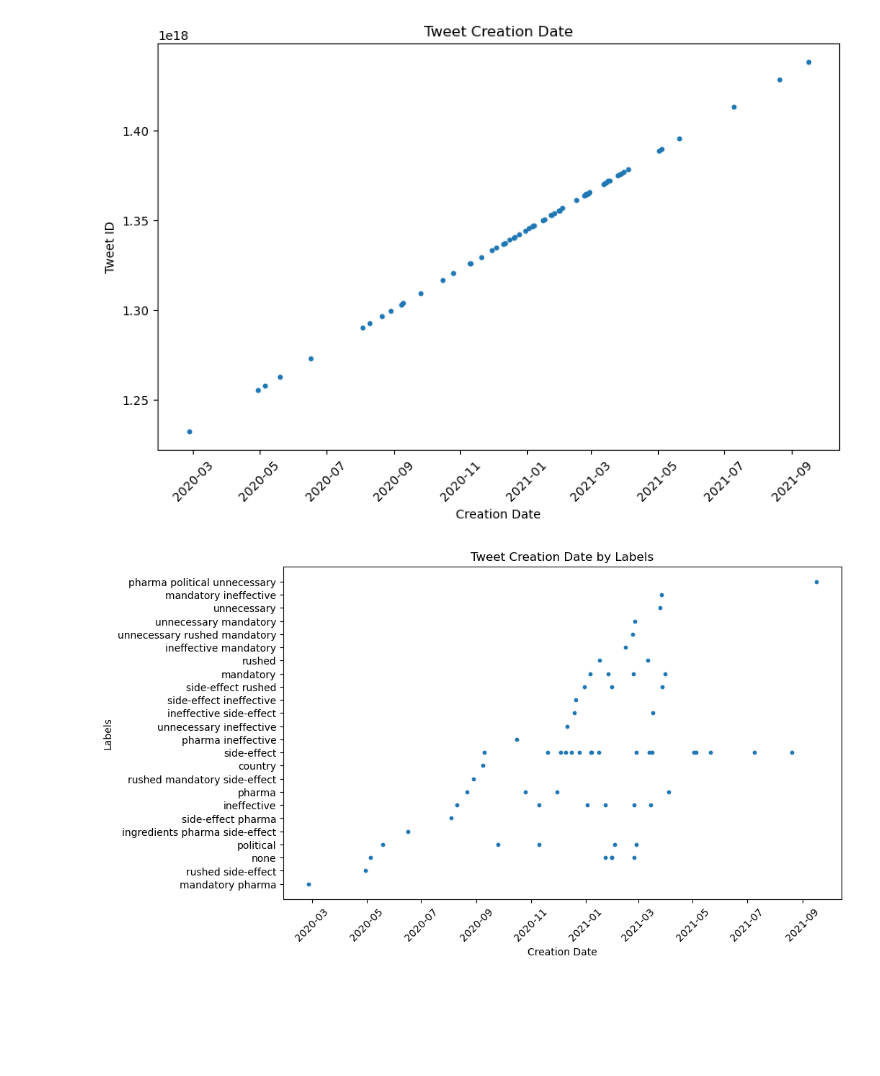
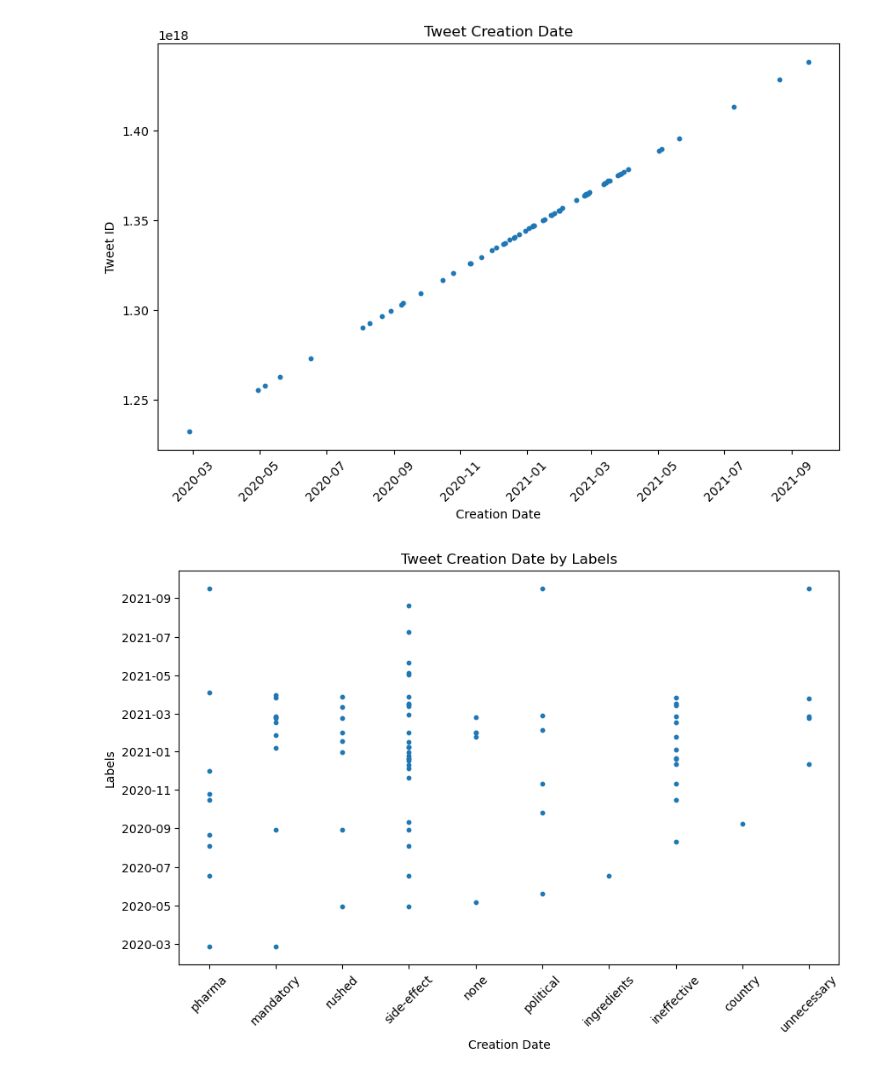
Before and after one commit to hrishikeshkh/WhyNotVax, a Jupyter notebook: EDA/EDA.ipynb, the cells around one changed output. Cells and saved outputs as stored; diff of their text form; code cells hidden in the pictures; blank space fills up the shorter version.

Commit message:
EDA for creation dates

```diff
--- a/EDA/EDA.ipynb
+++ b/EDA/EDA.ipynb
@@ -256,7 +256,12 @@ merged = merged.drop('tweet_id', axis=1)
 # merged['creation_date'] = merged['creation_date'].str[:10]
 merged['creation_date'] = pd.to_datetime(merged['creation_date'], format='%a %b %d %H:%M:%S %z %Y')
 
-print(mini_dataset)
-print(df)
-print(merged)
+# print(mini_dataset)
+# print(df)
+# print(merged)
+
+label_date_df = merged.drop('ID', axis=1)
+label_date_df['labels'] = label_date_df['labels'].str.split()
+exploded_df = label_date_df.explode('labels')
+exploded_df
 # %% [output]
@@ -305,23 +306,23 @@ plt.show()
 # %%
 import pandas as pd
 import matplotlib.pyplot as plt
 
 # Assuming you have a DataFrame named 'merged' with columns 'ID', 'labels', and 'creation_date'
 # Read the dataset from a CSV file or create the DataFrame accordingly
 
 # Convert 'creation_date' column to datetime format
-merged['creation_date'] = pd.to_datetime(merged['creation_date'])
+exploded_df['creation_date'] = pd.to_datetime(exploded_df['creation_date'])
 
 # Sort the DataFrame by 'creation_date' in ascending order
-merged = merged.sort_values('creation_date')
+exploded_df = exploded_df.sort_values('creation_date')
 
 # Plot the scatter plot
 plt.figure(figsize=(10, 6))
-plt.scatter(merged['creation_date'], merged['labels'], s=10)
+plt.scatter(exploded_df['labels'], exploded_df['creation_date'], s=10)
 plt.xlabel('Creation Date')
 plt.ylabel('Labels')
 plt.title('Tweet Creation Date by Labels')
 plt.xticks(rotation=45)
 plt.show()
 # %% [output]
-[figure, old version]
+[figure, new version]
```
Also changed, not shown: parts of 1 cell of this notebook.
